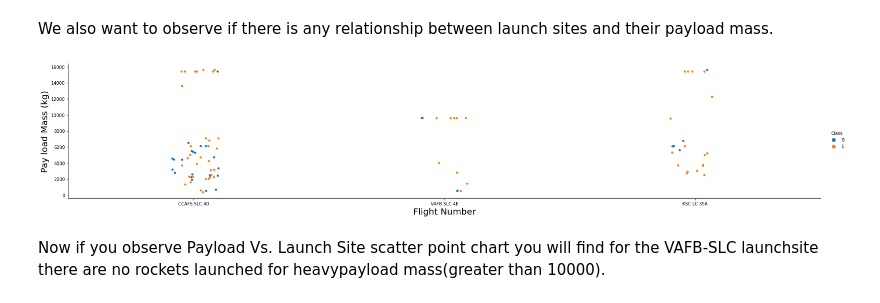
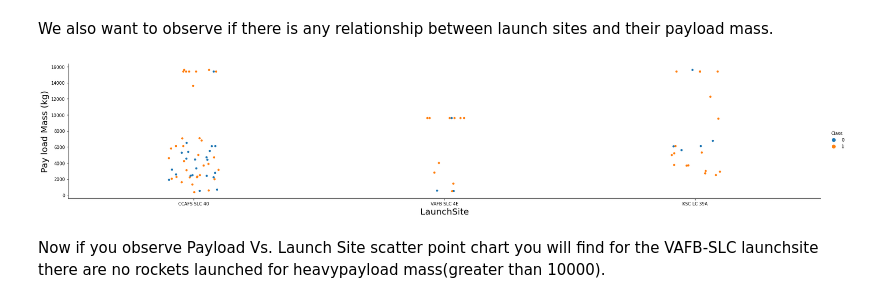
Before and after one commit to ckyende/Applied-Data-Science-Capstone, a Jupyter notebook: jupyter-labs-eda-dataviz.ipynb, the cells around one changed output. Drawn from its saved outputs; the diff is of its cells as text; code cells hidden in the pictures.

```diff
--- a/jupyter-labs-eda-dataviz.ipynb
+++ b/jupyter-labs-eda-dataviz.ipynb
@@ -101,11 +101,11 @@ We also want to observe if there is any relationship between launch sites and th
 # %%
 # Plot a scatter point chart with x axis to be Pay Load Mass (kg) and y axis to be the launch site, and hue to be the class value
 sns.catplot(y="PayloadMass", x="LaunchSite", hue="Class", data=df, aspect = 5)
-plt.xlabel("Flight Number",fontsize=20)
+plt.xlabel("LaunchSite",fontsize=20)
 plt.ylabel("Pay load Mass (kg)",fontsize=20)
 plt.show()
 # %% [output]
-[figure, old version]
+[figure, new version]
 # %% [markdown]
 Now if you observe Payload Vs. Launch Site scatter point chart you will find for the VAFB-SLC  launchsite there are no  rockets  launched for  heavypayload mass(greater than 10000).
 # %% [markdown]
```
Also changed, not shown: parts of 5 cells of this notebook.
